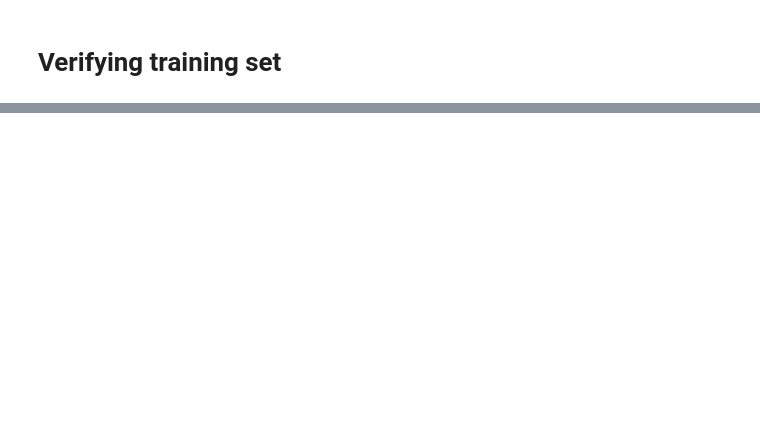
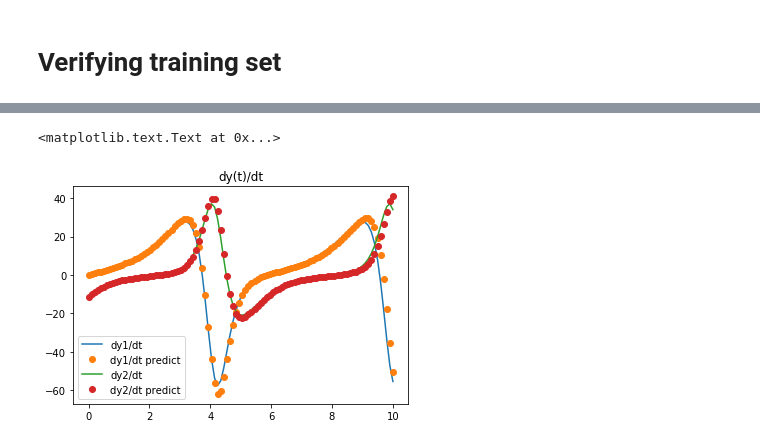
Before and after one commit to JiaweiZhuang/AM205_final, a Jupyter notebook: prototype/LV_Algo.ipynb, the cells around one changed output, grey strips where cells are left out. Cells and saved outputs as stored; diff of their text form; code cells hidden in the pictures; blank space fills up the shorter version.

```diff
--- a/prototype/LV_Algo.ipynb
+++ b/prototype/LV_Algo.ipynb
@@ -87,0 +96,14 @@ plt.title('y(t)')
+# %%
+y_pred_list, dydt_pred_list = nn.predict()
+
+plt.plot(sol.t, f(sol.t, sol.y)[0], label='dy1/dt')
+plt.plot(t, dydt_pred_list[0], 'o', label='dy1/dt predict')
+
+plt.plot(sol.t, f(sol.t, sol.y)[1], label='dy2/dt')
+plt.plot(t, dydt_pred_list[1], 'o', label='dy2/dt predict')
+
+plt.legend()
+plt.title('dy(t)/dt')
+# %% [output]
+<matplotlib.text.Text at 0x...>
+[figure, added]
```
Also changed, not shown: parts of 6 cells of this notebook.
